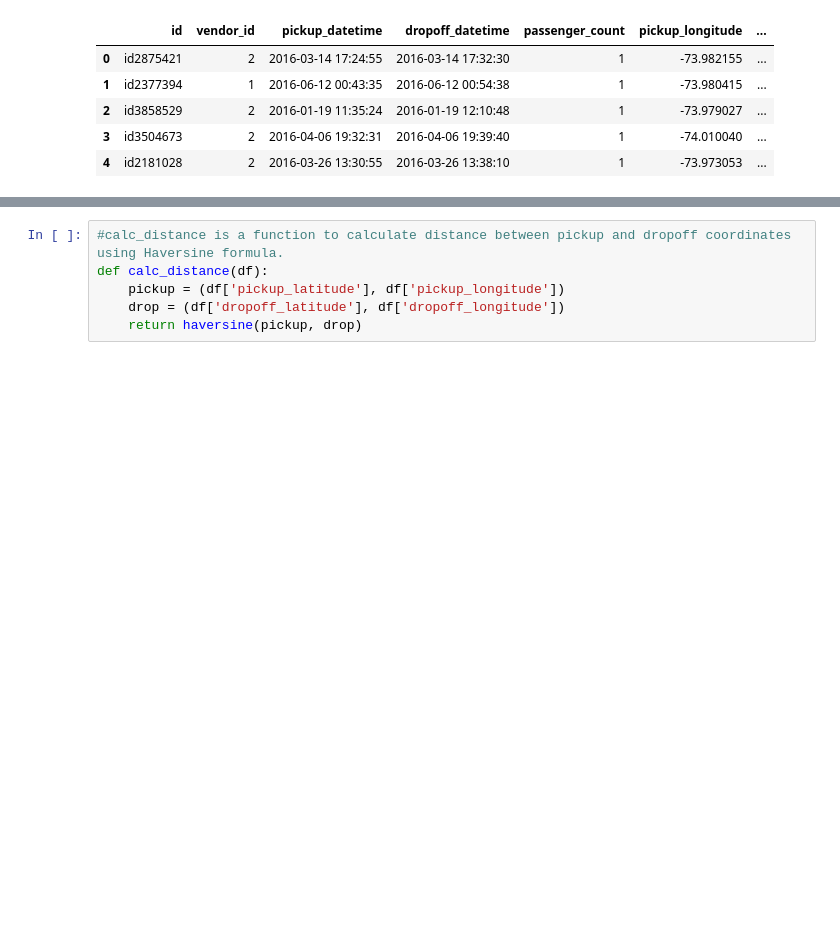
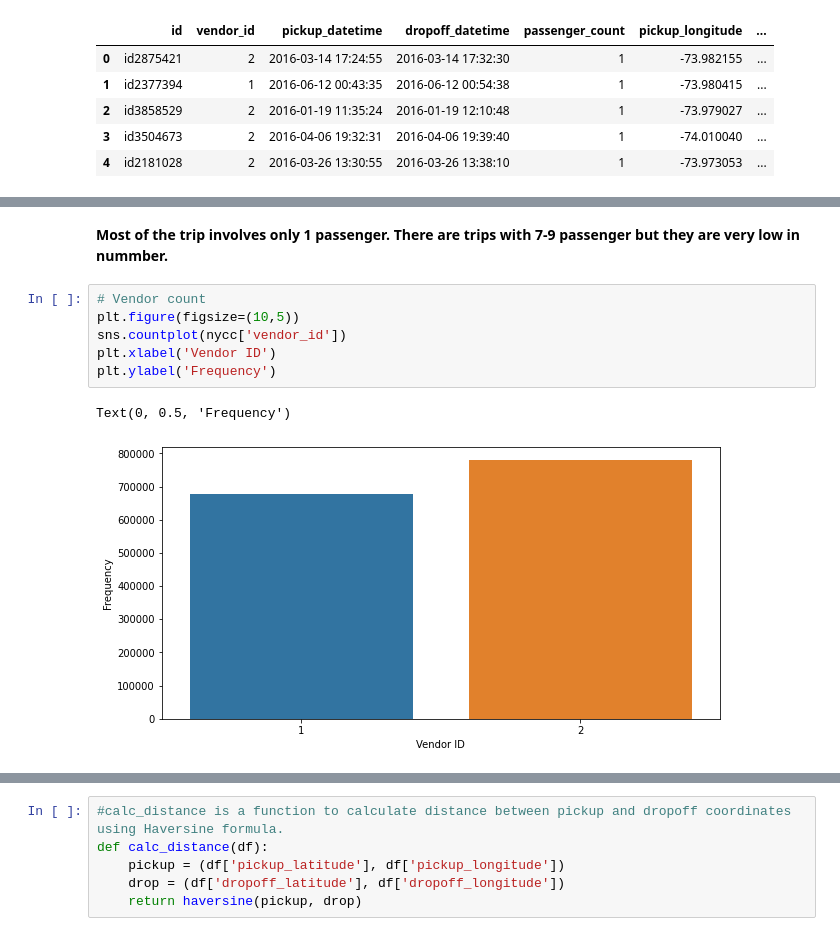
Before and after one commit to Ashik9576/NYC-Taxi-Time-Prediction, a Jupyter notebook: Ashik.ipynb, the cells around one changed output, grey strips where cells are left out. Drawn from its saved outputs; the diff is of its cells as text; blank space fills up the shorter version.

```diff
--- a/Ashik.ipynb
+++ b/Ashik.ipynb
@@ -210,0 +235,11 @@ nycc.head()
+# %% [markdown]
+**Most of the trip involves only 1 passenger. There are trips with 7-9 passenger but they are very low in nummber.**
+# %%
+# Vendor count
+plt.figure(figsize=(10,5))
+sns.countplot(nycc['vendor_id'])
+plt.xlabel('Vendor ID')
+plt.ylabel('Frequency')
+# %% [output]
+Text(0, 0.5, 'Frequency')
+[figure, added]
```
Also changed, not shown: parts of 73 cells of this notebook.
